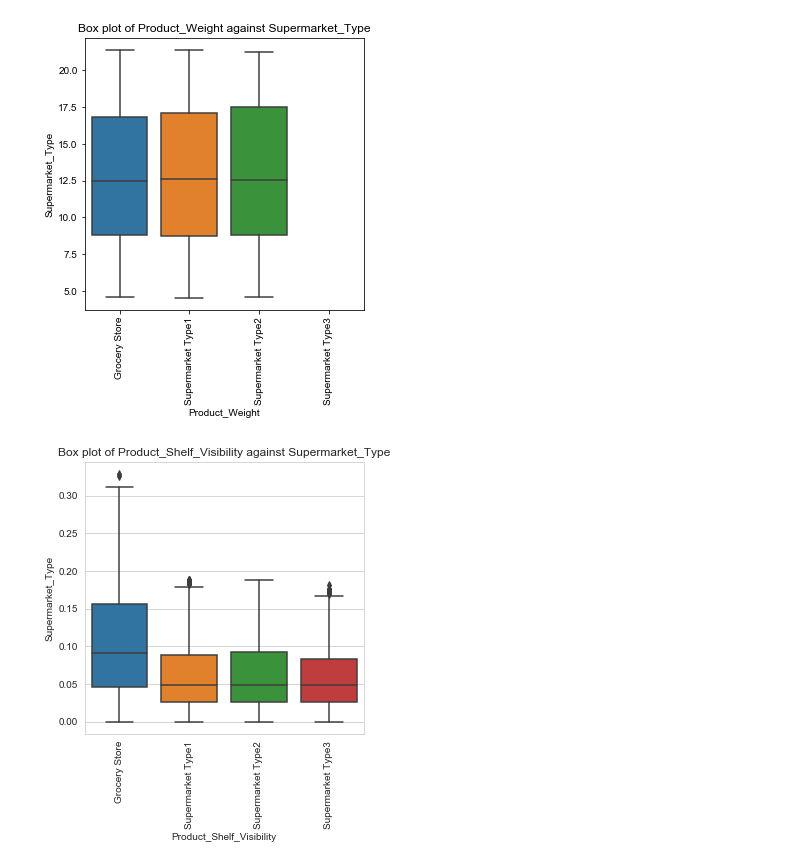
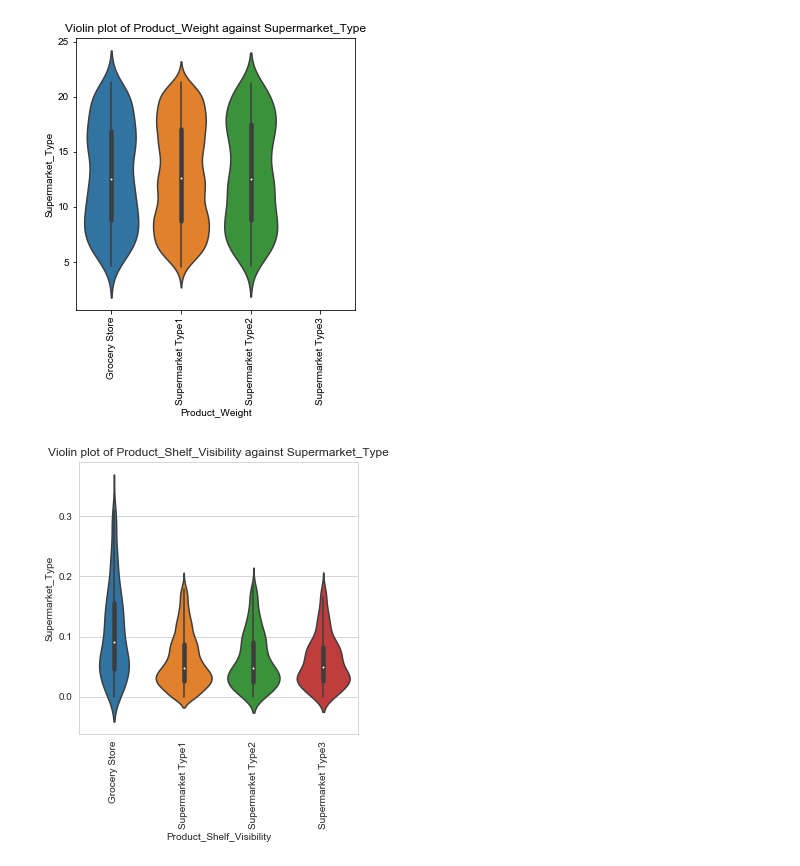
Before and after one commit to risenW/datasist, a Jupyter notebook: visualz/visualz/test.ipynb, the cells around one changed output. Cells and saved outputs as stored; diff of their text form; code cells hidden in the pictures.

Commit message:
Change Violin to Violinplot and modified title of plots

```diff
--- a/visualz/visualz/test.ipynb
+++ b/visualz/visualz/test.ipynb
@@ -23,7 +23,7 @@ cat_cols = ['Product_Type', 'Product_Fat_Content',
 num_cols = [ 'Product_Shelf_Visibility',
             'Product_Price', 'Supermarket_Opening_Year', 'Product_Supermarket_Sales']
 # %%
-structdata.box_num_2_cat_target(newdata, target='Supermarket_Type')
+structdata.violin_num_2_cat_target(newdata, target='Supermarket_Type')
 # %% [output]
-[figure, old version]
+[figure, new version]
-[figure, old version]
+[figure, new version]
```
Also changed, not shown: parts of 1 cell of this notebook, 1 other file.
